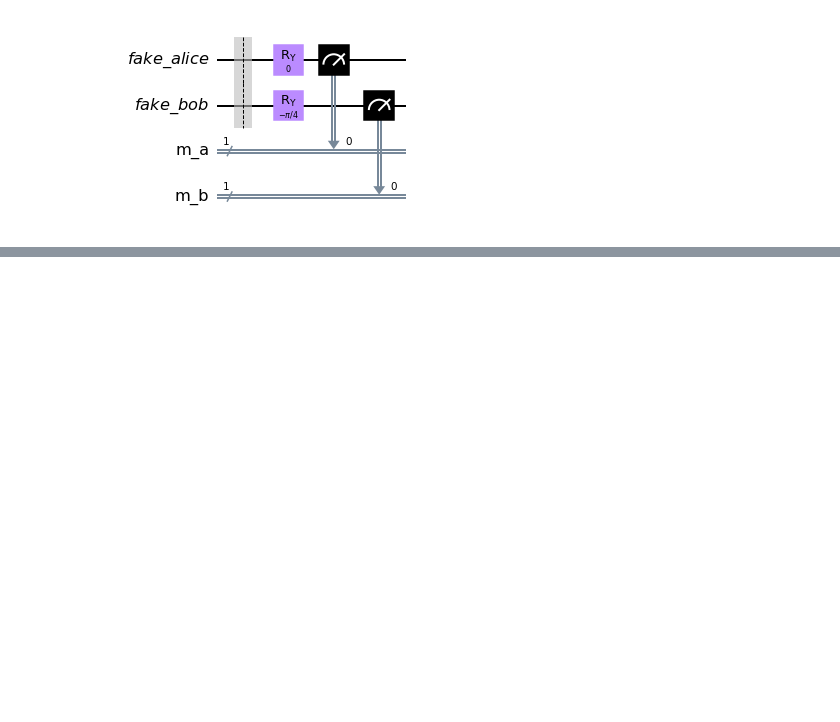
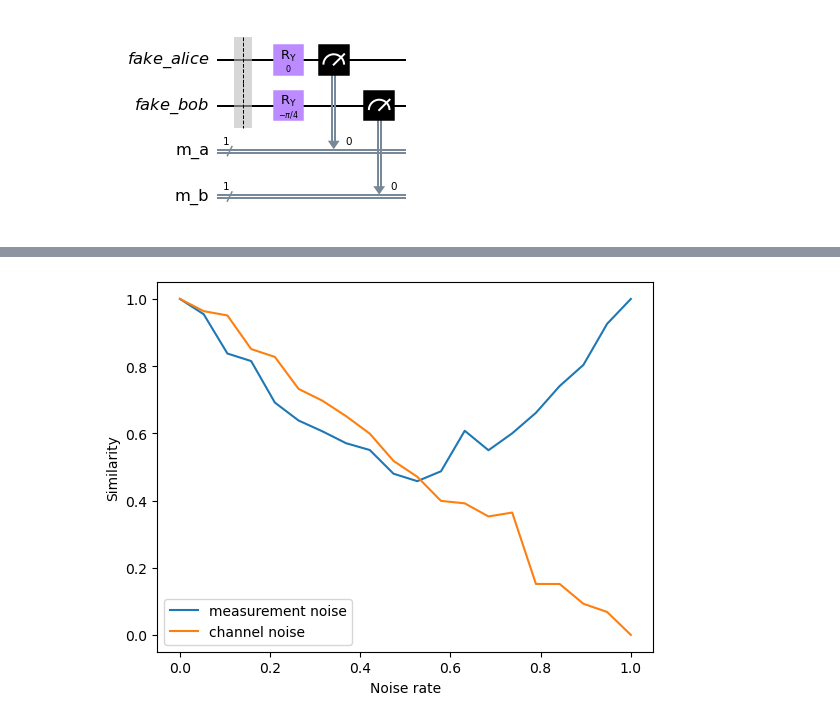
Before and after one commit to yuarmy0921/comm_final, a Jupyter notebook: Ekert_3noise.ipynb, the cells around one changed output, grey strips where cells are left out. Saved outputs shown, nothing was run; the diff lists cells and outputs as text; code cells hidden in the pictures; blank space fills up the shorter version.

```diff
--- a/Ekert_3noise.ipynb
+++ b/Ekert_3noise.ipynb
@@ -344,5 +331,5 @@ print(a)
 # %%
-rounds = 100
-game = CHSH_game(rounds, eavesdrop=0, key_noise=0.01, meas_noise=0, ch_noise=0, modified=False, gamma=0.05, eta=0.02)
+rounds = 1000
+game = CHSH_game(rounds, eavesdrop=0, key_noise=0, meas_noise=0, ch_noise=0, modified=False, gamma=0, eta=0)
 game.start()
 # %% [output]
@@ -355,0 +344,8 @@ Key length = 11
+# %%
+# No attack, original protocol
+rounds = 1000
+key_noise_similarity = []
+for noise in np.linspace(0, 1, num=20):
+    game = CHSH_game(rounds, key_noise=noise, modified=True, gamma=0.01, eta=0.05)
+    game.start()
+    key_noise_similarity.append(game.cal_similarity())
@@ -355,0 +370,6 @@ Key length = 11
+# %%
+measure_noise_similarity = []
+for noise in np.linspace(0, 1, num=20):
+    game = CHSH_game(rounds, meas_noise=noise, modified=True, gamma=0.01, eta=0.05)
+    game.start()
+    measure_noise_similarity.append(game.cal_similarity())
@@ -355,0 +394,6 @@ Key length = 11
+# %%
+channel_noise_similarity = []
+for noise in np.linspace(0, 1, num=20):
+    game = CHSH_game(rounds, ch_noise=noise, modified=True, gamma=0.01, eta=0.05)
+    game.start()
+    channel_noise_similarity.append(game.cal_similarity())
@@ -355,0 +418,11 @@ Key length = 11
+# %%
+x_axis = np.linspace(0, 1, num=20)
+# plt.plot(x_axis, key_noise_similarity, label='key noise')
+plt.plot(x_axis, measure_noise_similarity, label='measurement noise')
+plt.plot(x_axis, channel_noise_similarity, label='channel noise')
+plt.xlabel(r'Noise rate')
+plt.ylabel('Similarity')
+plt.legend()
+plt.show()
+# %% [output]
+[figure, added]
```
Also changed, not shown: parts of 12 cells of this notebook.
